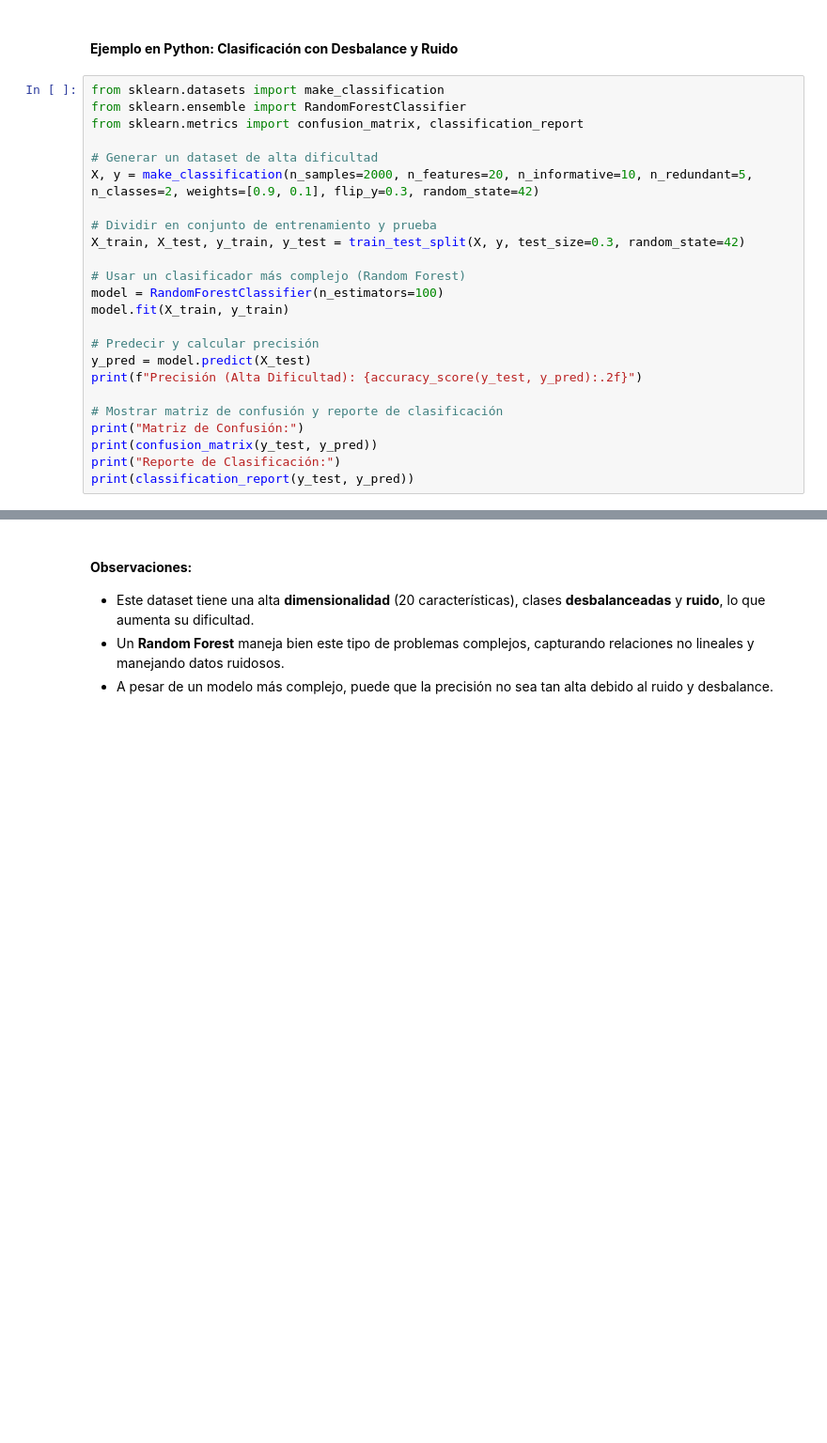
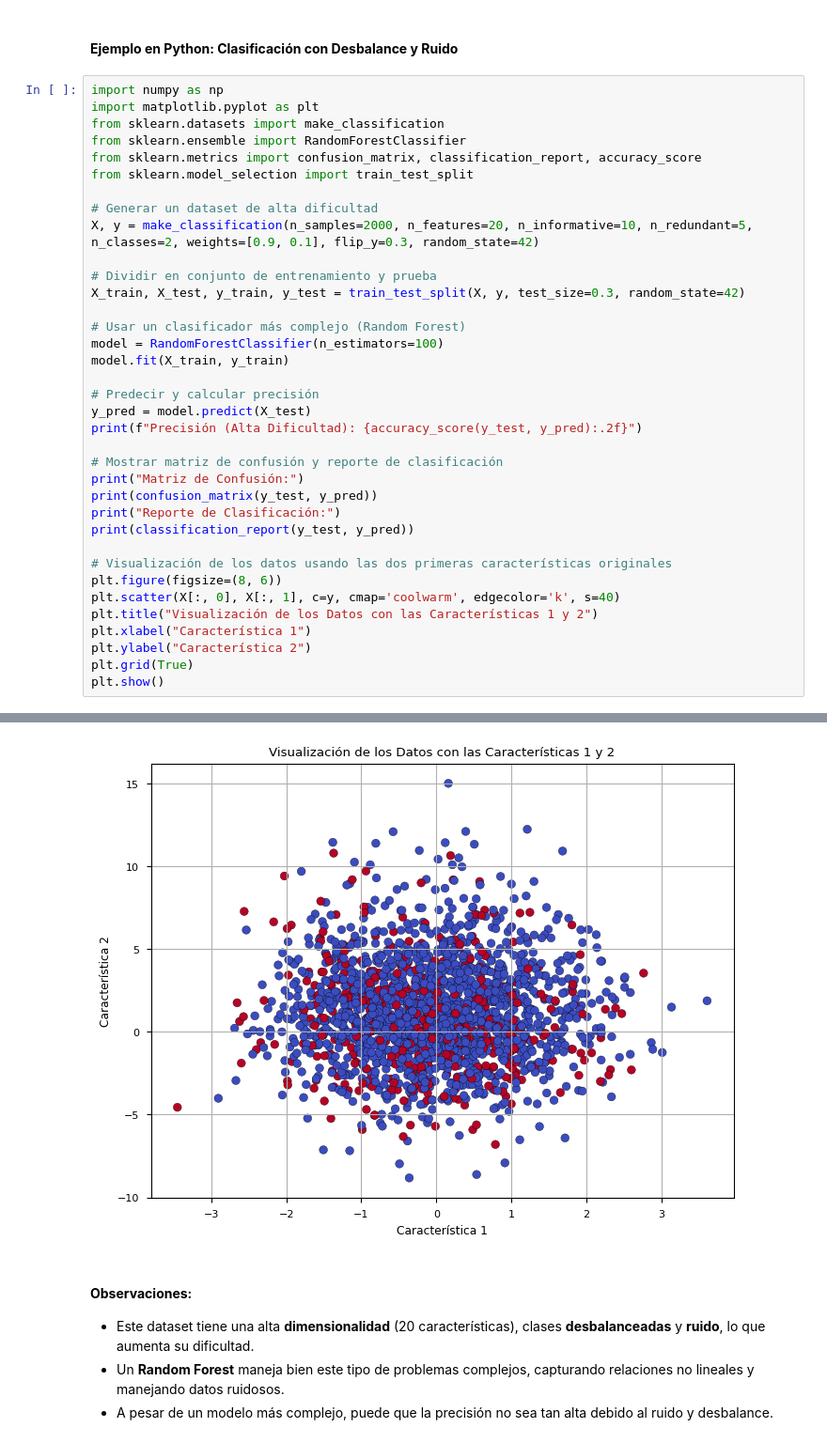
Before and after one commit to fmezacr/Machine-Learning, a Jupyter notebook: Tutorial_Diferencias_entre_Datasets.ipynb, the cells around one changed output, grey strips where cells are left out. Shown at 94% size. Saved outputs shown, nothing was run; the diff lists cells and outputs as text; blank space fills up the shorter version.

```diff
--- a/Tutorial_Diferencias_entre_Datasets.ipynb
+++ b/Tutorial_Diferencias_entre_Datasets.ipynb
@@ -204,9 +204,12 @@ Exactitud en el conjunto de prueba: 0.86
 # %% [markdown]
 #### **Ejemplo en Python: Clasificación con Desbalance y Ruido**
 # %%
+import numpy as np
+import matplotlib.pyplot as plt
 from sklearn.datasets import make_classification
 from sklearn.ensemble import RandomForestClassifier
-from sklearn.metrics import confusion_matrix, classification_report
+from sklearn.metrics import confusion_matrix, classification_report, accuracy_score
+from sklearn.model_selection import train_test_split
 
 # Generar un dataset de alta dificultad
 X, y = make_classification(n_samples=2000, n_features=20, n_informative=10, n_redundant=5, n_classes=2, weights=[0.9, 0.1], flip_y=0.3, random_state=42)
@@ -227,6 +230,15 @@ print("Matriz de Confusión:")
 print(confusion_matrix(y_test, y_pred))
 print("Reporte de Clasificación:")
 print(classification_report(y_test, y_pred))
+
+# Visualización de los datos usando las dos primeras características originales
+plt.figure(figsize=(8, 6))
+plt.scatter(X[:, 0], X[:, 1], c=y, cmap='coolwarm', edgecolor='k', s=40)
+plt.title("Visualización de los Datos con las Características 1 y 2")
+plt.xlabel("Característica 1")
+plt.ylabel("Característica 2")
+plt.grid(True)
+plt.show()
 # %% [output]
 Precisión (Alta Dificultad): 0.81
 Matriz de Confusión:
@@ -244,3 +256,4 @@ weighted avg       0.79      0.81      0.77       600
+[figure, added]
 # %% [markdown]
 #### **Observaciones:**
 - Este dataset tiene una alta **dimensionalidad** (20 características), clases **desbalanceadas** y **ruido**, lo que aumenta su dificultad.
```
Also changed, not shown: parts of 1 cell of this notebook.
